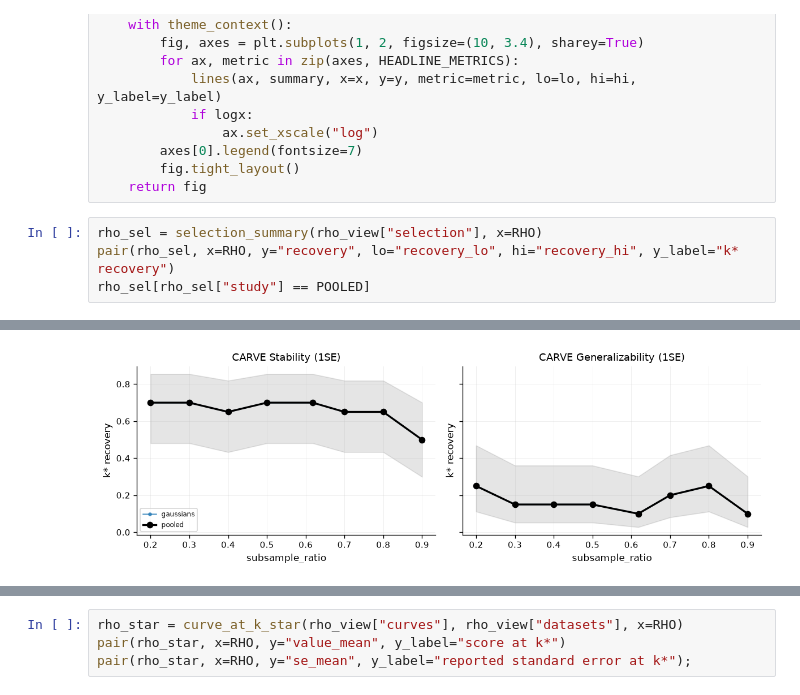
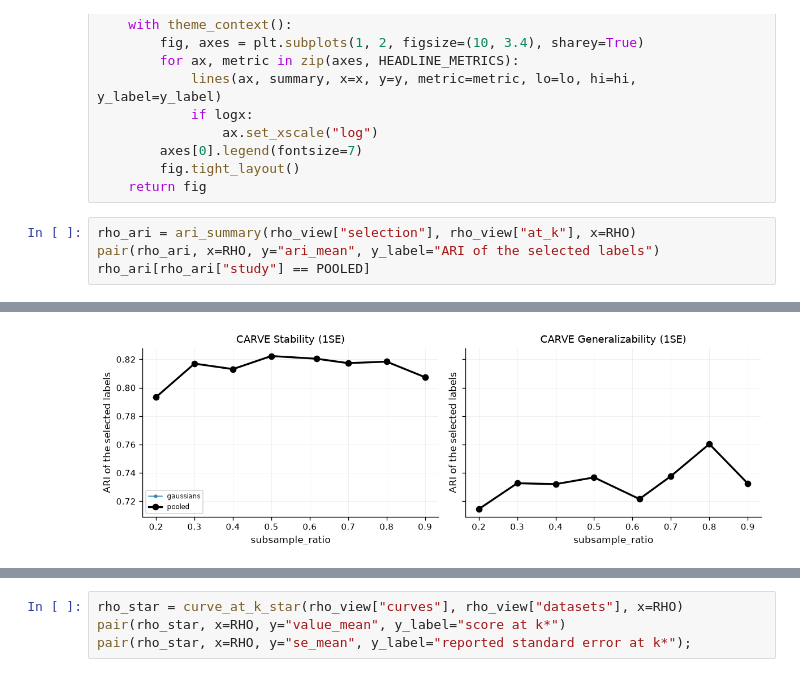
Before and after one commit to DataSlingers/CARVE, a Jupyter notebook: notebooks/Resampling_Ablation.ipynb, the cells around one changed output, grey strips where cells are left out. Drawn from its saved outputs; the diff is of its cells as text.

```diff
--- a/notebooks/Resampling_Ablation.ipynb
+++ b/notebooks/Resampling_Ablation.ipynb
@@ -112,7 +112,7 @@ def pair(summary, *, x, y, lo=None, hi=None, y_label=None, logx=False):
         fig.tight_layout()
     return fig
 # %%
-rho_sel = selection_summary(rho_view["selection"], x=RHO)
-pair(rho_sel, x=RHO, y="recovery", lo="recovery_lo", hi="recovery_hi", y_label="k* recovery")
-rho_sel[rho_sel["study"] == POOLED]
+rho_ari = ari_summary(rho_view["selection"], rho_view["at_k"], x=RHO)
+pair(rho_ari, x=RHO, y="ari_mean", y_label="ARI of the selected labels")
+rho_ari[rho_ari["study"] == POOLED]
 # %% [output]
@@ -136 +136 @@ rho_sel[rho_sel["study"] == POOLED]
-[figure, old version]
+[figure, new version]
```
Also changed, not shown: parts of 12 cells of this notebook, 9 other files.
